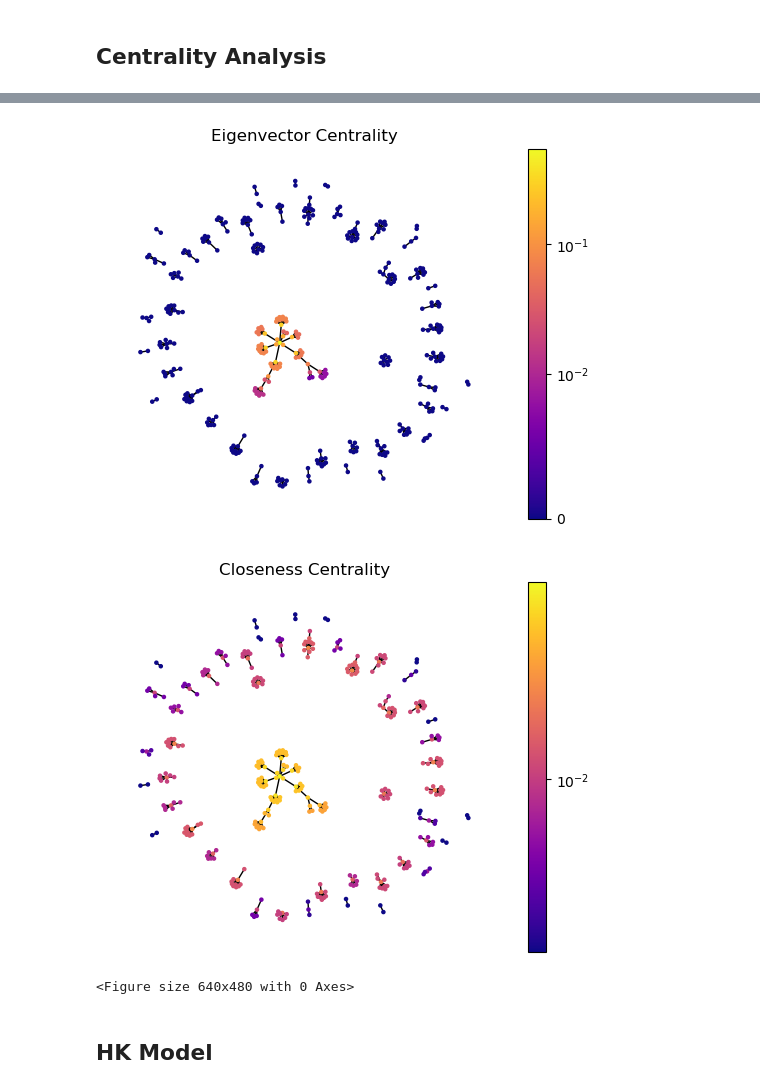
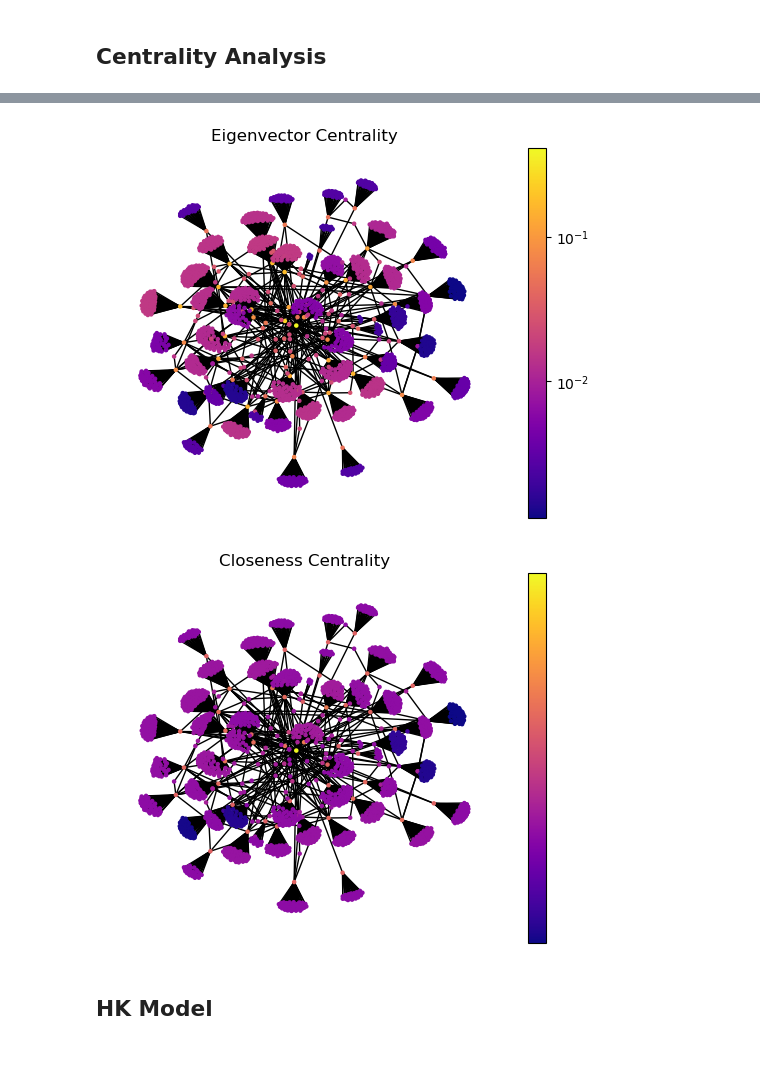
Before and after one commit to WDaugherty/Dominion_Voting_Analysis, a Jupyter notebook: network_creation_Random_Sample.ipynb, the cells around one changed output, grey strips where cells are left out. Drawn from its saved outputs; the diff is of its cells as text; code cells hidden in the pictures; blank space fills up the shorter version.

```diff
--- a/network_creation_Random_Sample.ipynb
+++ b/network_creation_Random_Sample.ipynb
@@ -86,0 +57,4 @@ dtype: object
+# %%
+#df['retweeted'] =df.apply(lambda row: row['author_id'] if pd.isnull(row['retweeted']) else row['retweeted'], axis=1)
+df= df[df.retweeted.notnull()]
+df.head()
@@ -192,4 +145,4 @@ def metrics(G):
     return
 # %%
-metrics(G_sample)
+metrics(largest_subgraph)
 # %% [output]
@@ -197,6 +150,5 @@ metrics(G_sample)
-[figure, old version]
+[figure, new version]
-[figure, old version]
+[figure, new version]
-<Figure size 640x480 with 0 Axes>
 # %% [markdown]
 ## HK Model
 # %%
```
Also changed, not shown: parts of 22 cells of this notebook.
